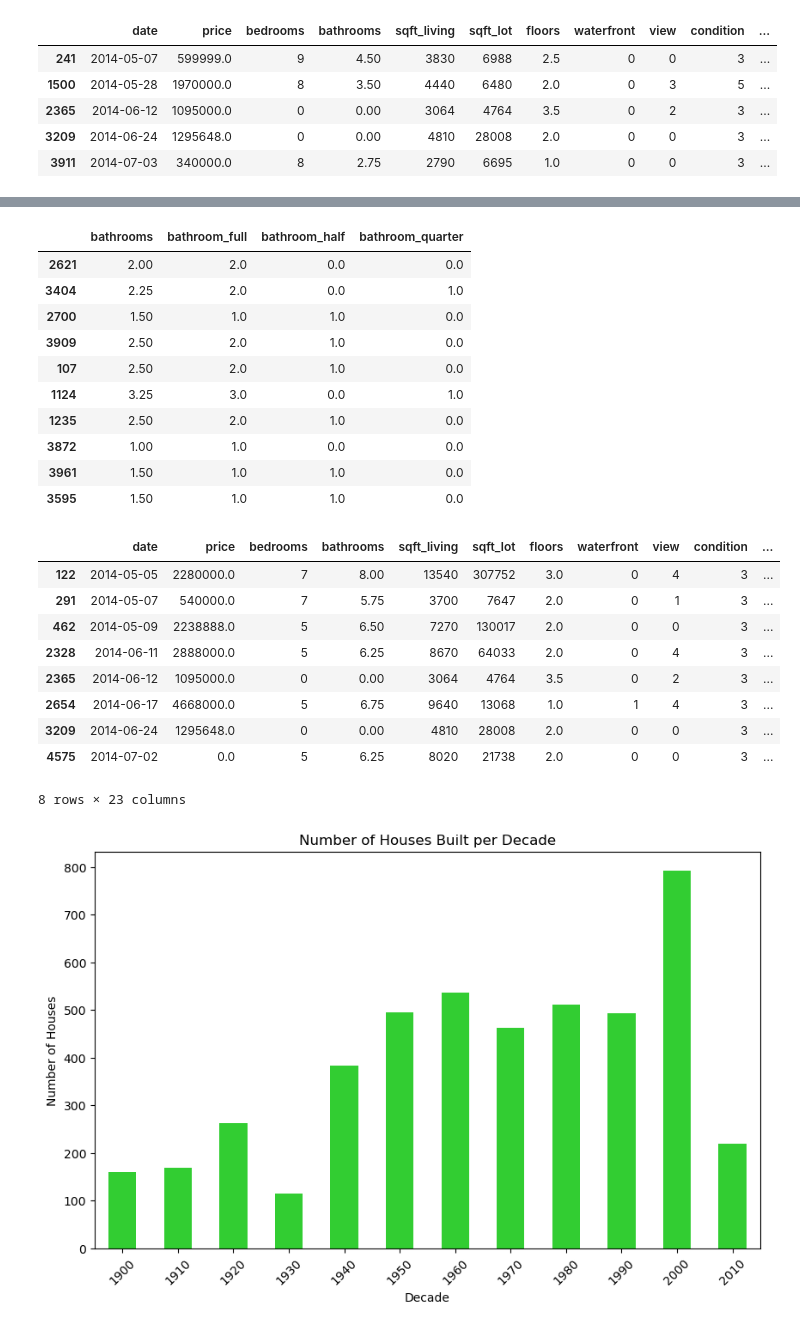
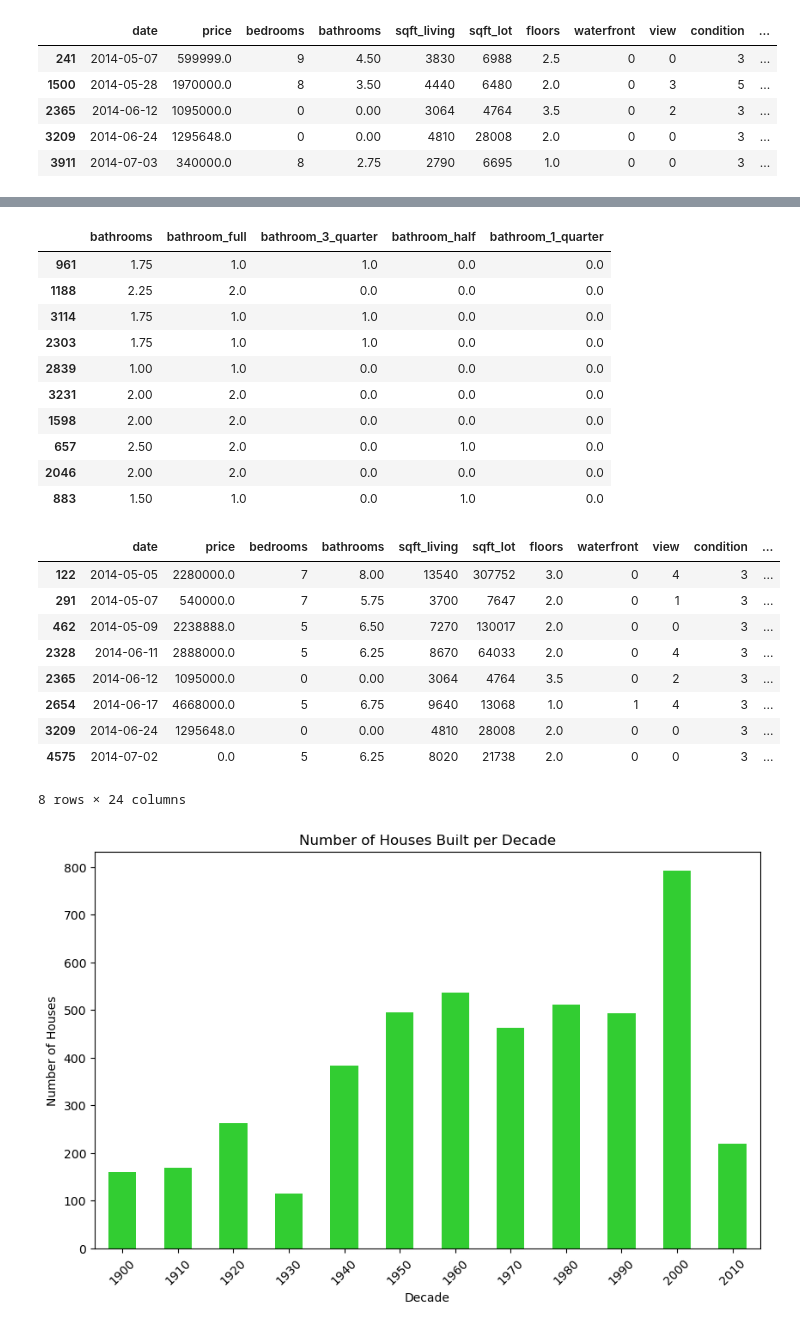
Before and after one commit to uruha8Rushia/house-price-prediction, a Jupyter notebook: hpp.ipynb, the cells around one changed output, grey strips where cells are left out. Drawn from its saved outputs; the diff is of its cells as text; code cells hidden in the pictures.

```diff
--- a/hpp.ipynb
+++ b/hpp.ipynb
@@ -198,30 +198,35 @@ Name: count, dtype: int64
 for index, row in data.iterrows():
     full = int(row['bathrooms'])
     remainder = row['bathrooms'] - full
+    three_quater = 0
     half = 0
-    quarter = 0
-    if remainder >= 0.5:
+    one_quarter = 0
+
+    if remainder == 0.75:
+        three_quater = 1
+    elif remainder == 0.5:
         half = 1
-        remainder -= 0.5
-    if remainder >= 0.25:
-        quarter = 1
+    elif remainder == 0.25:
+        one_quarter = 1
+
     data.at[index, 'bathroom_full'] = full
+    data.at[index, 'bathroom_3_quarter'] = three_quater
     data.at[index, 'bathroom_half'] = half
-    data.at[index, 'bathroom_quarter'] = quarter
+    data.at[index, 'bathroom_1_quarter'] = quarter
 # %%
-data[['bathrooms', 'bathroom_full', 'bathroom_half', 'bathroom_quarter']].sample(10)
+data[['bathrooms', 'bathroom_full', 'bathroom_3_quarter', 'bathroom_half', 'bathroom_1_quarter']].sample(10)
 # %% [output]
-|  | bathrooms | bathroom_full | bathroom_half | bathroom_quarter |
-| 2621 | 2.00 | 2.0 | 0.0 | 0.0 |
-| 3404 | 2.25 | 2.0 | 0.0 | 1.0 |
-| 2700 | 1.50 | 1.0 | 1.0 | 0.0 |
-| 3909 | 2.50 | 2.0 | 1.0 | 0.0 |
-| 107 | 2.50 | 2.0 | 1.0 | 0.0 |
-| 1124 | 3.25 | 3.0 | 0.0 | 1.0 |
-| 1235 | 2.50 | 2.0 | 1.0 | 0.0 |
-| 3872 | 1.00 | 1.0 | 0.0 | 0.0 |
-| 3961 | 1.50 | 1.0 | 1.0 | 0.0 |
-| 3595 | 1.50 | 1.0 | 1.0 | 0.0 |
+|  | bathrooms | bathroom_full | bathroom_3_quarter | bathroom_half | bathroom_1_quarter |
+| 961 | 1.75 | 1.0 | 1.0 | 0.0 | 0.0 |
+| 1188 | 2.25 | 2.0 | 0.0 | 0.0 | 0.0 |
+| 3114 | 1.75 | 1.0 | 1.0 | 0.0 | 0.0 |
+| 2303 | 1.75 | 1.0 | 1.0 | 0.0 | 0.0 |
+| 2839 | 1.00 | 1.0 | 0.0 | 0.0 | 0.0 |
+| 3231 | 2.00 | 2.0 | 0.0 | 0.0 | 0.0 |
+| 1598 | 2.00 | 2.0 | 0.0 | 0.0 | 0.0 |
+| 657 | 2.50 | 2.0 | 0.0 | 1.0 | 0.0 |
+| 2046 | 2.00 | 2.0 | 0.0 | 0.0 | 0.0 |
+| 883 | 1.50 | 1.0 | 0.0 | 1.0 | 0.0 |
 # %%
 # unrealistic values of 0.00 bathrooms and outlier values of 5.75, 6.25, 6.50, 6.75, 8.00 bathrooms
 check_bathrooms = [0.00, 5.75, 6.25, 6.50, 6.75, 8.0]
@@ -236,7 +241,7 @@ data[data['bathrooms'].isin(check_bathrooms)]
 | 2654 | 2014-06-17 | 4668000.0 | 5 | 6.75 | 9640 | 13068 | 1.0 | 1 | 4 | 3 | ... |
 | 3209 | 2014-06-24 | 1295648.0 | 0 | 0.00 | 4810 | 28008 | 2.0 | 0 | 0 | 3 | ... |
 | 4575 | 2014-07-02 | 0.0 | 5 | 6.25 | 8020 | 21738 | 2.0 | 0 | 0 | 3 | ... |
-8 rows × 23 columns
+8 rows × 24 columns
 # %%
 # inspect yr_built column by plotting a countplot of houses built per decade
 decades = data.yr_built // 10 * 10
```
Also changed, not shown: parts of 20 cells of this notebook, 2 other files.
